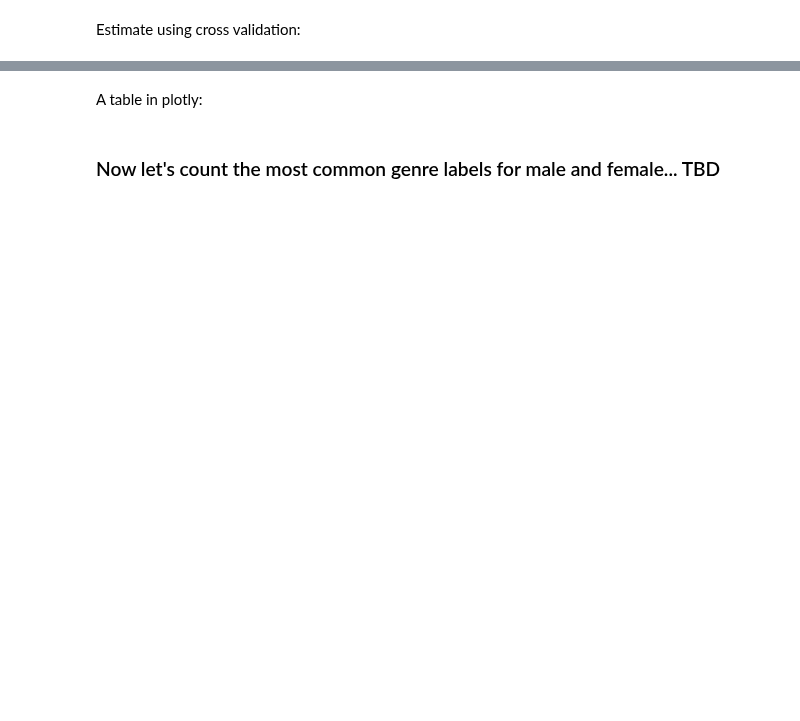
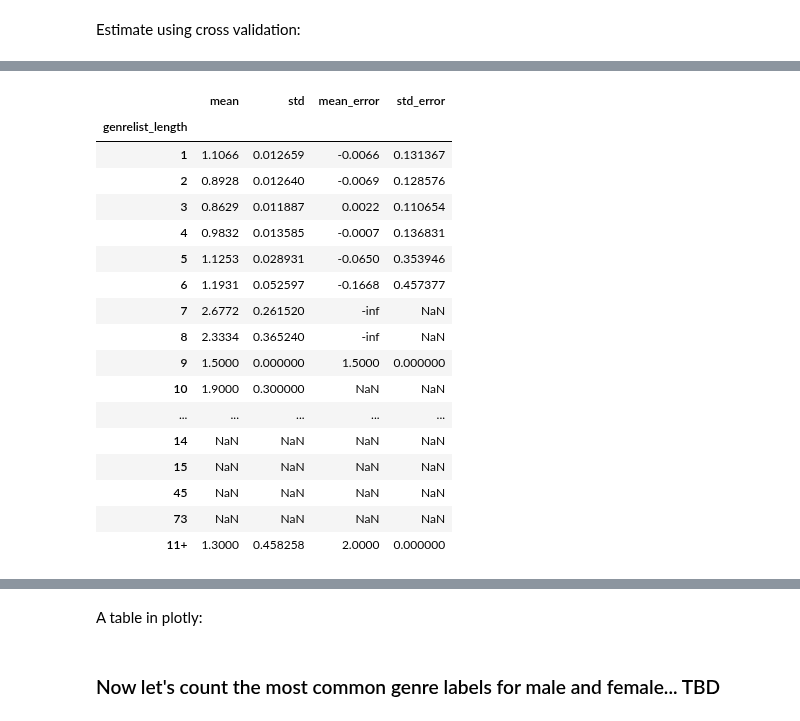
Before and after one commit to fox-daniel/Genre, a Jupyter notebook: code/Analysis/genre_list_size_and_gender.ipynb, the cells around one changed output, grey strips where cells are left out. Cells and saved outputs as stored; diff of their text form; code cells hidden in the pictures; blank space fills up the shorter version.

```diff
--- a/code/Analysis/genre_list_size_and_gender.ipynb
+++ b/code/Analysis/genre_list_size_and_gender.ipynb
@@ -328,0 +289,21 @@ ratios
+# %%
+ratio_summary
+# %% [output]
+|  | mean | std | mean_error | std_error |
+| genrelist_length |  |  |  |  |
+| 1 | 1.1066 | 0.012659 | -0.0066 | 0.131367 |
+| 2 | 0.8928 | 0.012640 | -0.0069 | 0.128576 |
+| 3 | 0.8629 | 0.011887 | 0.0022 | 0.110654 |
+| 4 | 0.9832 | 0.013585 | -0.0007 | 0.136831 |
+| 5 | 1.1253 | 0.028931 | -0.0650 | 0.353946 |
+| 6 | 1.1931 | 0.052597 | -0.1668 | 0.457377 |
+| 7 | 2.6772 | 0.261520 | -inf | NaN |
+| 8 | 2.3334 | 0.365240 | -inf | NaN |
+| 9 | 1.5000 | 0.000000 | 1.5000 | 0.000000 |
+| 10 | 1.9000 | 0.300000 | NaN | NaN |
+| ... | ... | ... | ... | ... |
+| 14 | NaN | NaN | NaN | NaN |
+| 15 | NaN | NaN | NaN | NaN |
+| 45 | NaN | NaN | NaN | NaN |
+| 73 | NaN | NaN | NaN | NaN |
+| 11+ | 1.3000 | 0.458258 | 2.0000 | 0.000000 |
```
Also changed, not shown: parts of 23 cells of this notebook.
